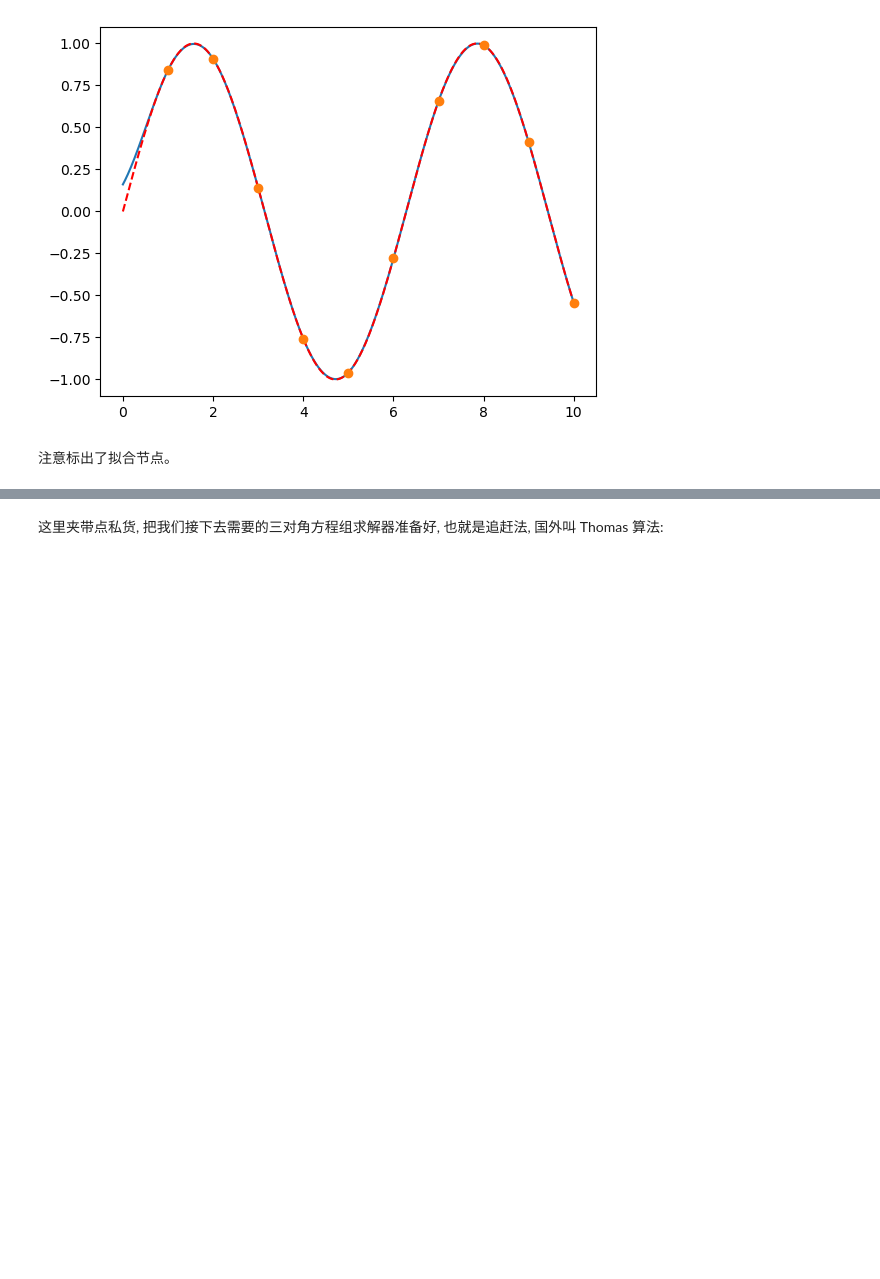
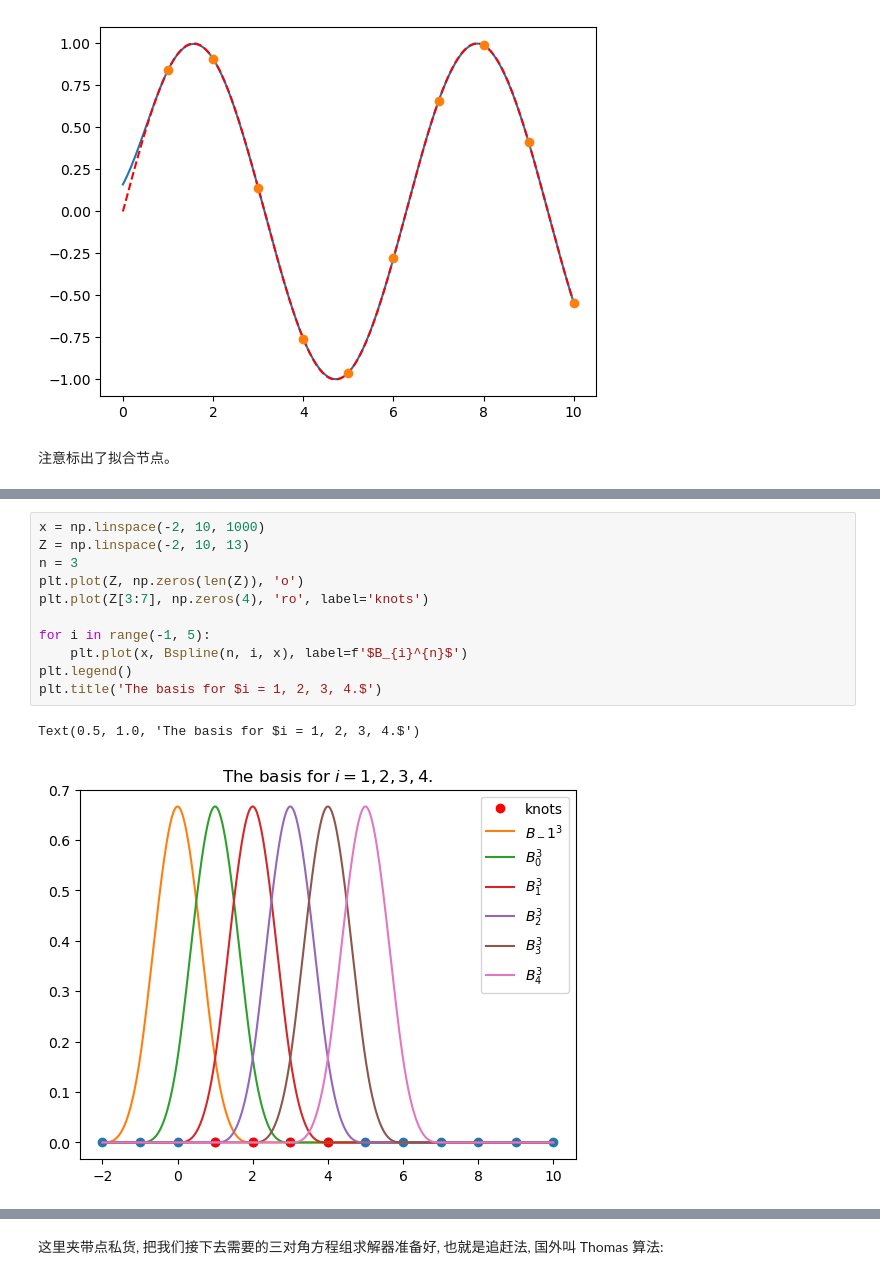
Before and after one commit to wangheyu/NA, a Jupyter notebook: Spline.ipynb, the cells around one changed output, grey strips where cells are left out. Cells and saved outputs as stored; diff of their text form; blank space fills up the shorter version.

```diff
--- a/Spline.ipynb
+++ b/Spline.ipynb
@@ -353,0 +312,14 @@ def obj_dfunc(x):
+# %%
+x = np.linspace(-2, 10, 1000)
+Z = np.linspace(-2, 10, 13)
+n = 3
+plt.plot(Z, np.zeros(len(Z)), 'o')
+plt.plot(Z[3:7], np.zeros(4), 'ro', label='knots')
+
+for i in range(-1, 5):
+    plt.plot(x, Bspline(n, i, x), label=f'$B_{i}^{n}$')
+plt.legend()
+plt.title('The basis for $i = 1, 2, 3, 4.$')
+# %% [output]
+Text(0.5, 1.0, 'The basis for $i = 1, 2, 3, 4.$')
+[figure, added]
```
Also changed, not shown: parts of 48 cells of this notebook, 1 other file.
